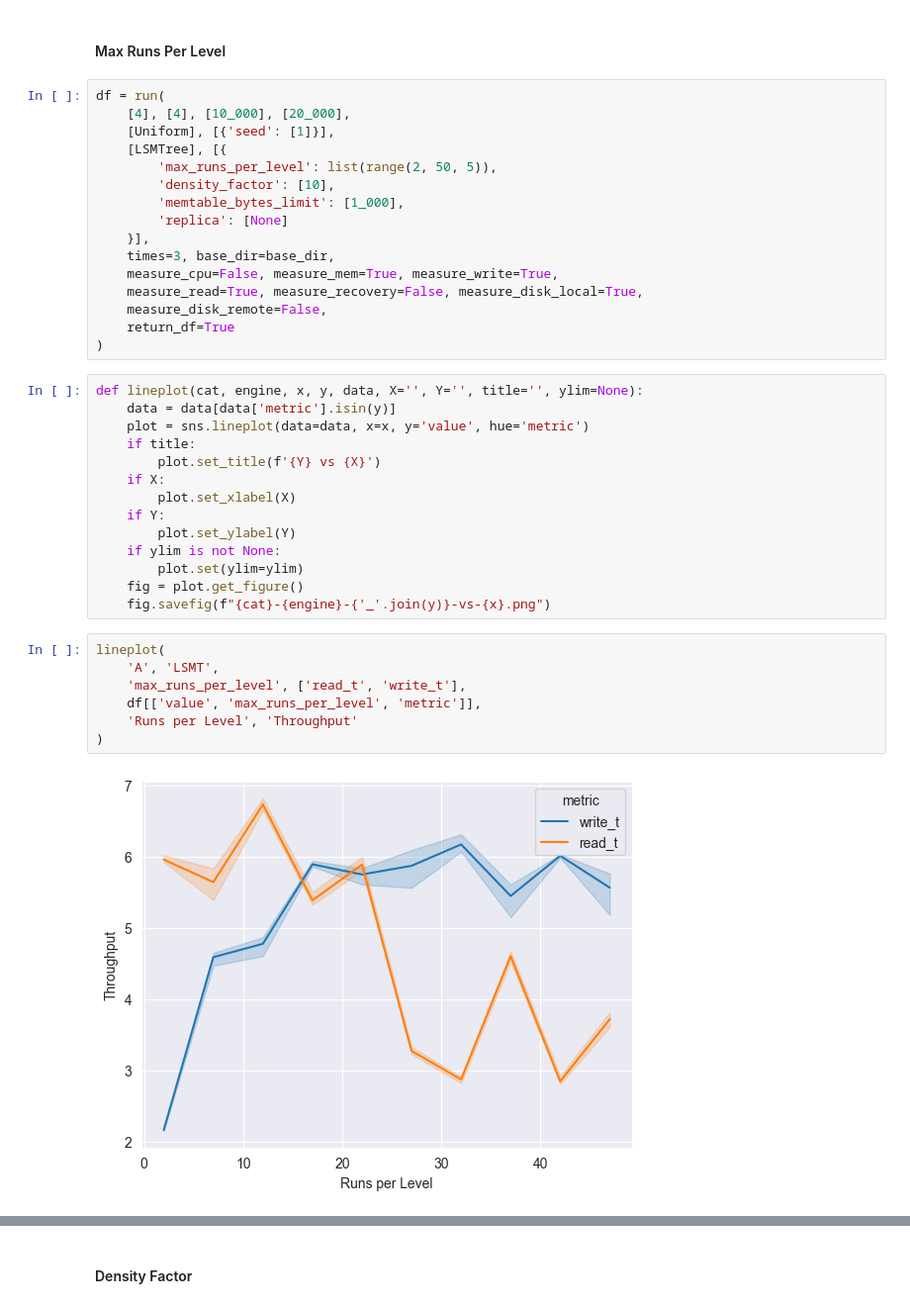
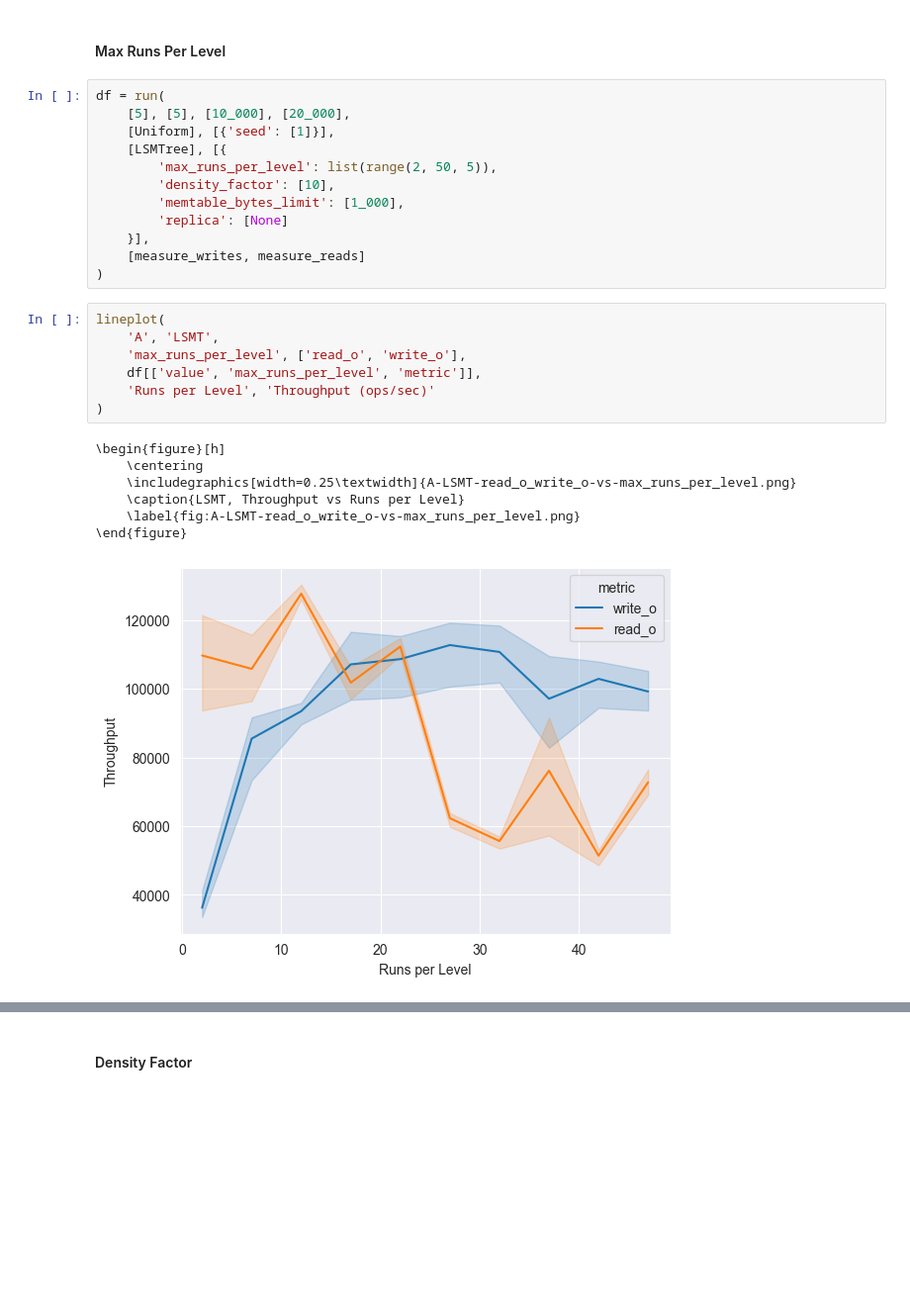
Before and after one commit to nikosgavalas/tud-thesis, a Jupyter notebook: benchmarks/exp_A.ipynb, the cells around one changed output, grey strips where cells are left out. Shown at 99% size. Drawn from its saved outputs; the diff is of its cells as text; blank space fills up the shorter version.

```diff
--- a/benchmarks/exp_A.ipynb
+++ b/benchmarks/exp_A.ipynb
@@ -15,7 +11,7 @@ replica = PathReplica(base_dir + LSMTree.name, '/tmp/remote')
 #### Max Runs Per Level
 # %%
 df = run(
-    [4], [4], [10_000], [20_000],
+    [5], [5], [10_000], [20_000],
     [Uniform], [{'seed': [1]}],
     [LSMTree], [{
         'max_runs_per_level': list(range(2, 50, 5)),
@@ -23,35 +19,23 @@ df = run(
         'memtable_bytes_limit': [1_000],
         'replica': [None]
     }],
-    times=3, base_dir=base_dir,
-    measure_cpu=False, measure_mem=True, measure_write=True,
-    measure_read=True, measure_recovery=False, measure_disk_local=True,
-    measure_disk_remote=False,
-    return_df=True
+    [measure_writes, measure_reads]
 )
-# %%
-def lineplot(cat, engine, x, y, data, X='', Y='', title='', ylim=None):
-    data = data[data['metric'].isin(y)]
-    plot = sns.lineplot(data=data, x=x, y='value', hue='metric')
-    if title:
-        plot.set_title(f'{Y} vs {X}')
-    if X:
-        plot.set_xlabel(X)
-    if Y:
-        plot.set_ylabel(Y)
-    if ylim is not None:
-        plot.set(ylim=ylim)
-    fig = plot.get_figure()
-    fig.savefig(f"{cat}-{engine}-{'_'.join(y)}-vs-{x}.png")
 # %%
 lineplot(
     'A', 'LSMT',
-    'max_runs_per_level', ['read_t', 'write_t'],
+    'max_runs_per_level', ['read_o', 'write_o'],
     df[['value', 'max_runs_per_level', 'metric']],
-    'Runs per Level', 'Throughput'
+    'Runs per Level', 'Throughput (ops/sec)'
 )
 # %% [output]
+\begin{figure}[h]
+    \centering
+    \includegraphics[width=0.25\textwidth]{A-LSMT-read_o_write_o-vs-max_runs_per_level.png}
+    \caption{LSMT, Throughput vs Runs per Level}
+    \label{fig:A-LSMT-read_o_write_o-vs-max_runs_per_level.png}
+\end{figure}
-[figure, old version]
+[figure, new version]
 # %%
 lineplot(
     'A', 'LSMT',
```
Also changed, not shown: parts of 10 cells of this notebook, 9 other files.
